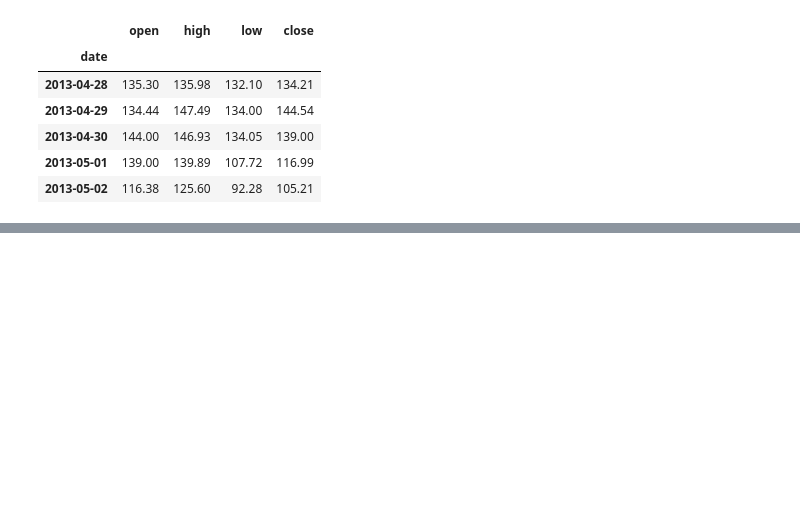
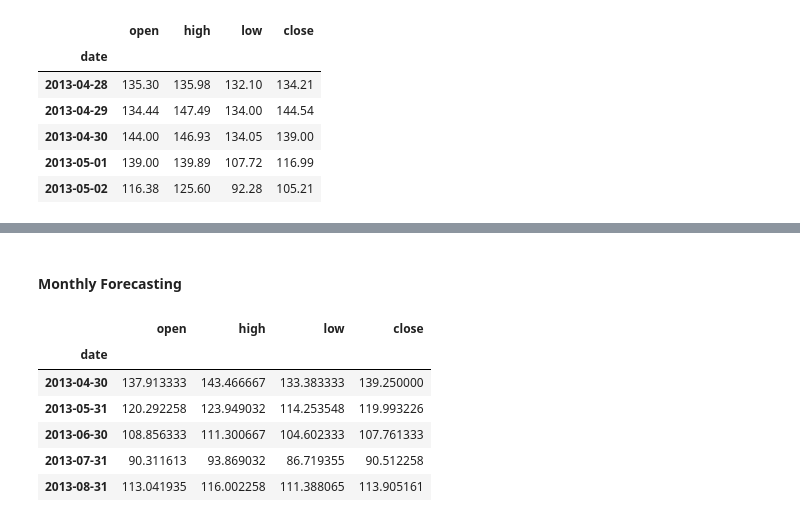
Before and after one commit to Annarhysa/Cryptocurrency-Market-Analysis, a Jupyter notebook: arima_model.ipynb, the cells around one changed output, grey strips where cells are left out. Saved outputs shown, nothing was run; the diff lists cells and outputs as text; code cells hidden in the pictures; blank space fills up the shorter version.

```diff
--- a/arima_model.ipynb
+++ b/arima_model.ipynb
@@ -65,0 +66,13 @@ btc_data.loc[year].head()
+# %% [markdown]
+#### Monthly Forecasting
+# %%
+btc_month = btc_data.resample('M').mean()
+btc_month.head()
+# %% [output]
+|  | open | high | low | close |
+| date |  |  |  |  |
+| 2013-04-30 | 137.913333 | 143.466667 | 133.383333 | 139.250000 |
+| 2013-05-31 | 120.292258 | 123.949032 | 114.253548 | 119.993226 |
+| 2013-06-30 | 108.856333 | 111.300667 | 104.602333 | 107.761333 |
+| 2013-07-31 | 90.311613 | 93.869032 | 86.719355 | 90.512258 |
+| 2013-08-31 | 113.041935 | 116.002258 | 111.388065 | 113.905161 |
```
Also changed, not shown: parts of 3 cells of this notebook.
